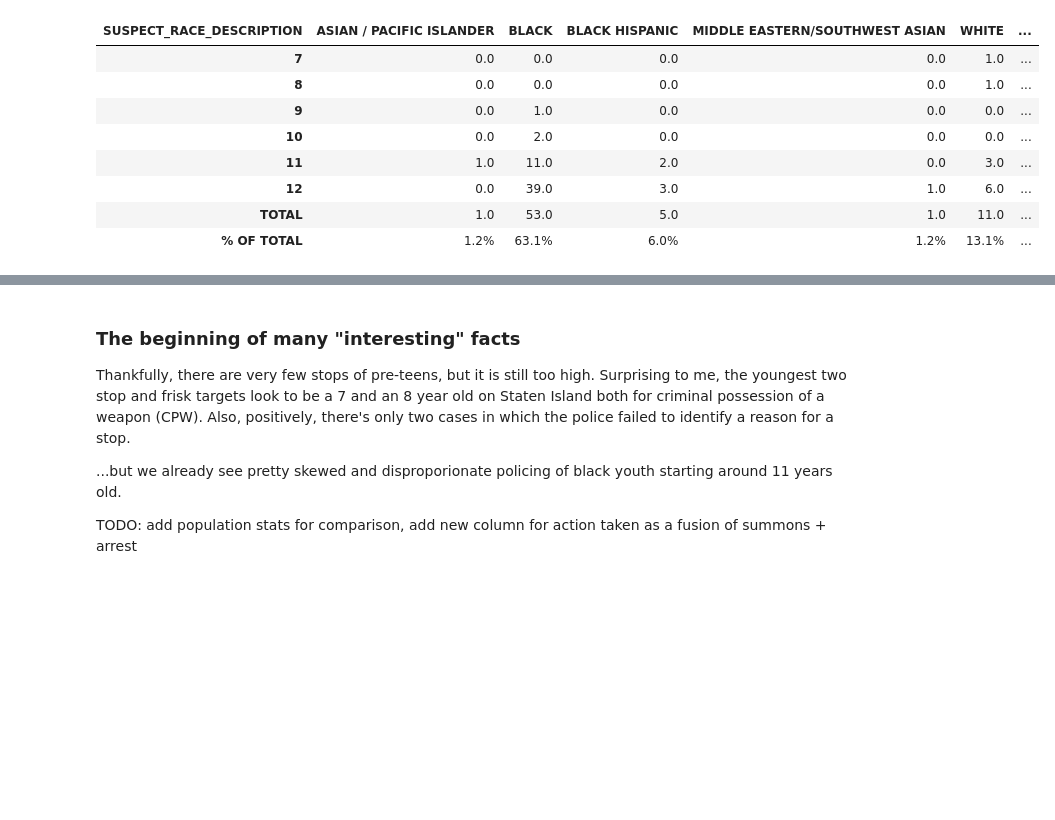
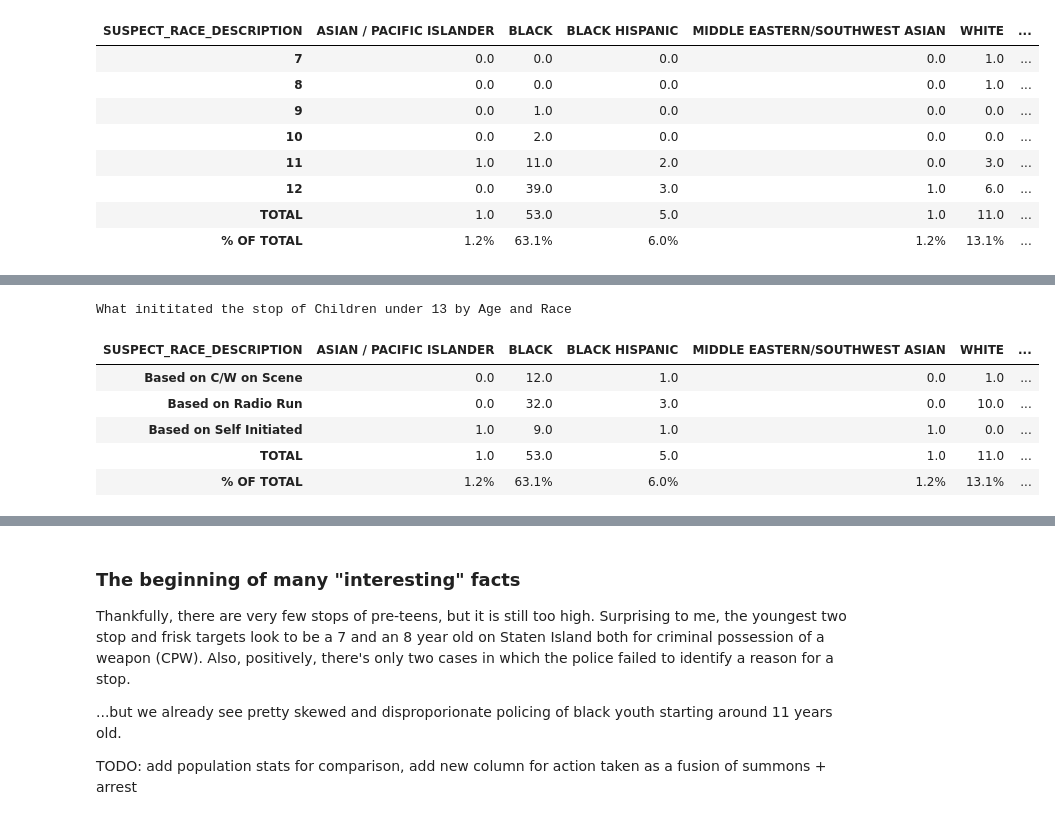
Before and after one commit to gbangban/ml-supervised-kim, a Jupyter notebook: notebook.ipynb, the cells around one changed output, grey strips where cells are left out. Saved outputs shown, nothing was run; the diff lists cells and outputs as text; code cells hidden in the pictures; blank space fills up the shorter version.

```diff
--- a/notebook.ipynb
+++ b/notebook.ipynb
@@ -345,0 +432,17 @@ All Stops of Children under 13 by Age and Race
+# %%
+under_13_demo_table = (
+    under_13_df.groupby(['STOP_WAS_INITIATED', 'SUSPECT_RACE_DESCRIPTION'])
+    .size()
+    .unstack()
+    .fillna(0)
+    .astype(int)
+)
+show_demographic_table(under_13_demo_table, "What inititated the stop of Children under 13 by Age and Race")
+# %% [output]
+What inititated the stop of Children under 13 by Age and Race
+| SUSPECT_RACE_DESCRIPTION | ASIAN / PACIFIC ISLANDER | BLACK | BLACK HISPANIC | MIDDLE EASTERN/SOUTHWEST ASIAN | WHITE | ... |
+| Based on C/W on Scene | 0.0 | 12.0 | 1.0 | 0.0 | 1.0 | ... |
+| Based on Radio Run | 0.0 | 32.0 | 3.0 | 0.0 | 10.0 | ... |
+| Based on Self Initiated | 1.0 | 9.0 | 1.0 | 1.0 | 0.0 | ... |
+| TOTAL | 1.0 | 53.0 | 5.0 | 1.0 | 11.0 | ... |
+| % OF TOTAL | 1.2% | 63.1% | 6.0% | 1.2% | 13.1% | ... |
```
Also changed, not shown: parts of 21 cells of this notebook.
